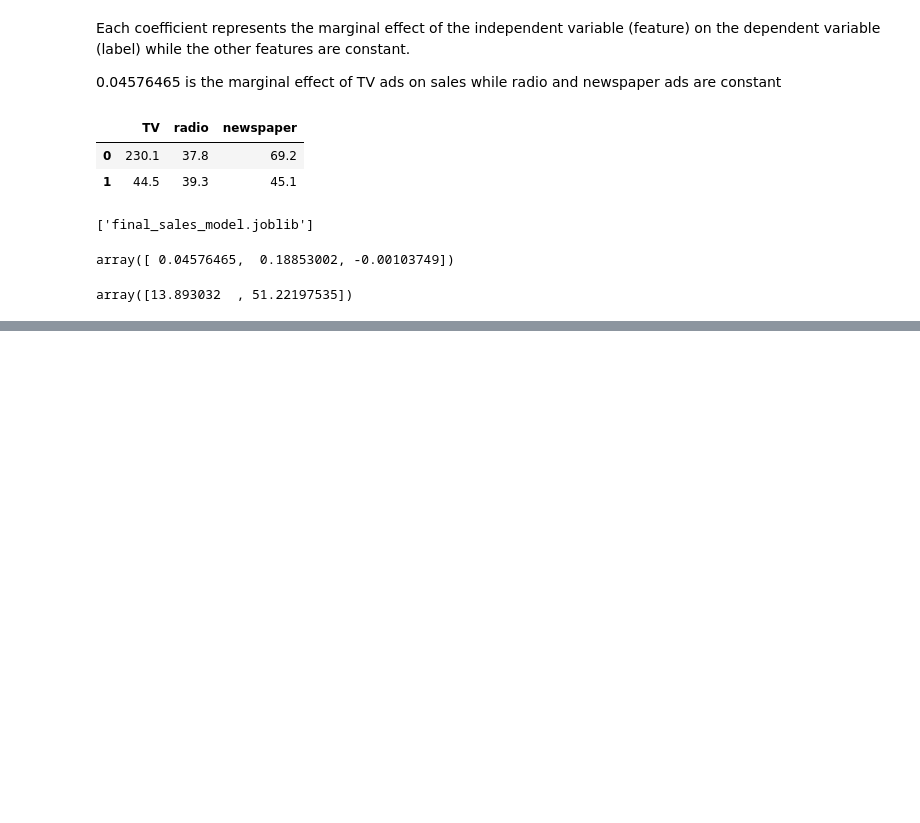
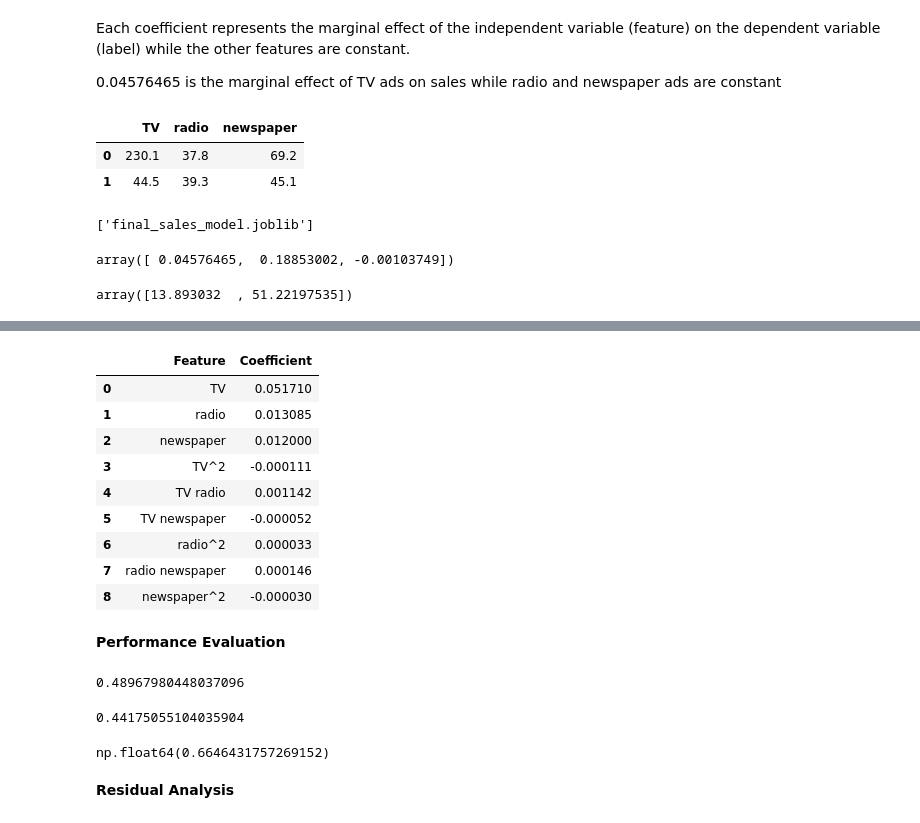
Before and after one commit to Oladele-A/python-for-data-science, a Jupyter notebook: Linear Regression/Linear_Regression.ipynb, the cells around one changed output, grey strips where cells are left out. Cells and saved outputs as stored; diff of their text form; code cells hidden in the pictures; blank space fills up the shorter version.

```diff
--- a/Linear Regression/Linear_Regression.ipynb
+++ b/Linear Regression/Linear_Regression.ipynb
@@ -279,0 +362,2 @@ array([13.893032  , 51.22197535])
+# %%
+X_train, X_test, y_train, y_test = train_test_split(poly_features, y, test_size=0.3, random_state=101)
@@ -279,0 +376,19 @@ array([13.893032  , 51.22197535])
+# %%
+coefficients = pd.DataFrame({
+    'Feature': features_name,
+    'Coefficient': model.coef_
+})
+coefficients
+# %% [output]
+|  | Feature | Coefficient |
+| 0 | TV | 0.051710 |
+| 1 | radio | 0.013085 |
+| 2 | newspaper | 0.012000 |
+| 3 | TV^2 | -0.000111 |
+| 4 | TV radio | 0.001142 |
+| 5 | TV newspaper | -0.000052 |
+| 6 | radio^2 | 0.000033 |
+| 7 | radio newspaper | 0.000146 |
+| 8 | newspaper^2 | -0.000030 |
+# %% [markdown]
+**Performance Evaluation**
@@ -279,0 +397,17 @@ array([13.893032  , 51.22197535])
+# %%
+MAE = mean_absolute_error(y_test, test_predictions)
+MAE
+# %% [output]
+0.48967980448037096
+# %%
+MSE = mean_squared_error(y_test, test_predictions)
+MSE
+# %% [output]
+0.44175055104035904
+# %%
+RMSE = np.sqrt(mean_squared_error(y_test, test_predictions))
+RMSE
+# %% [output]
+np.float64(0.6646431757269152)
+# %% [markdown]
+**Residual Analysis**
```
Also changed, not shown: parts of 25 cells of this notebook.
